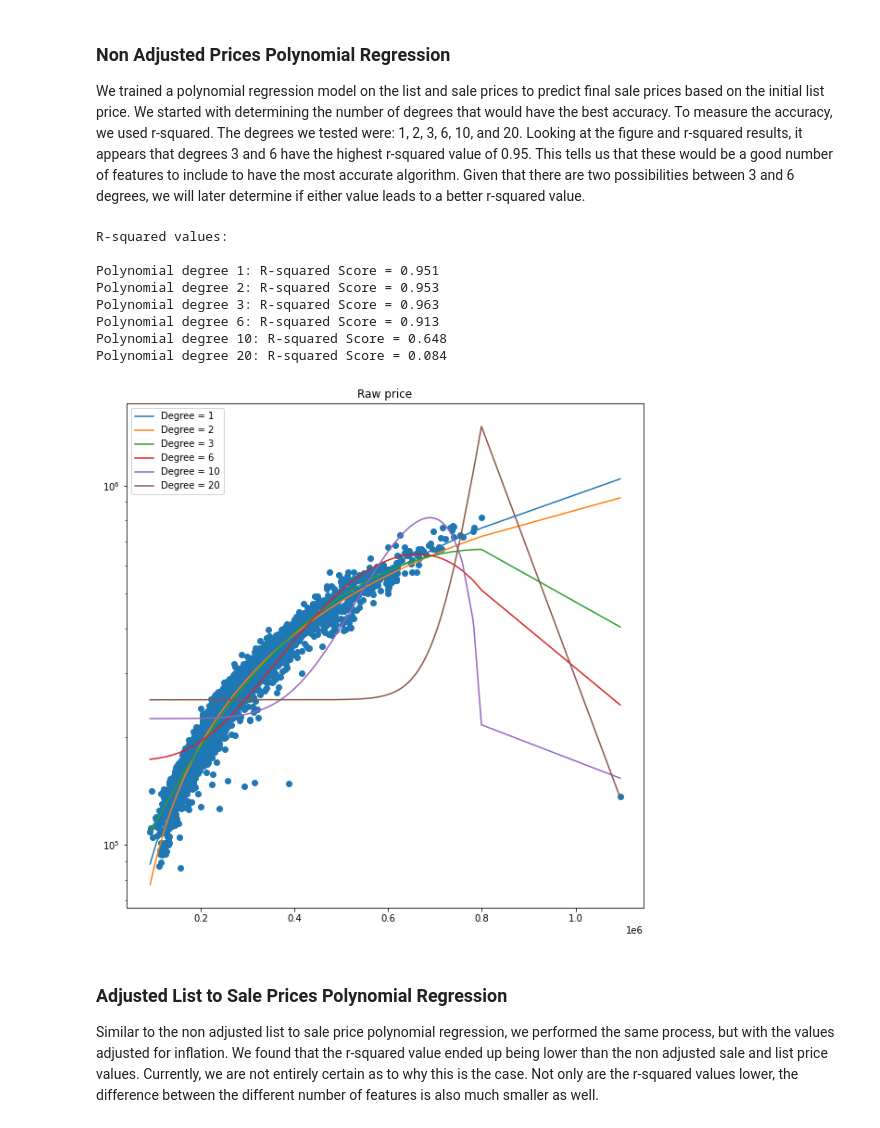
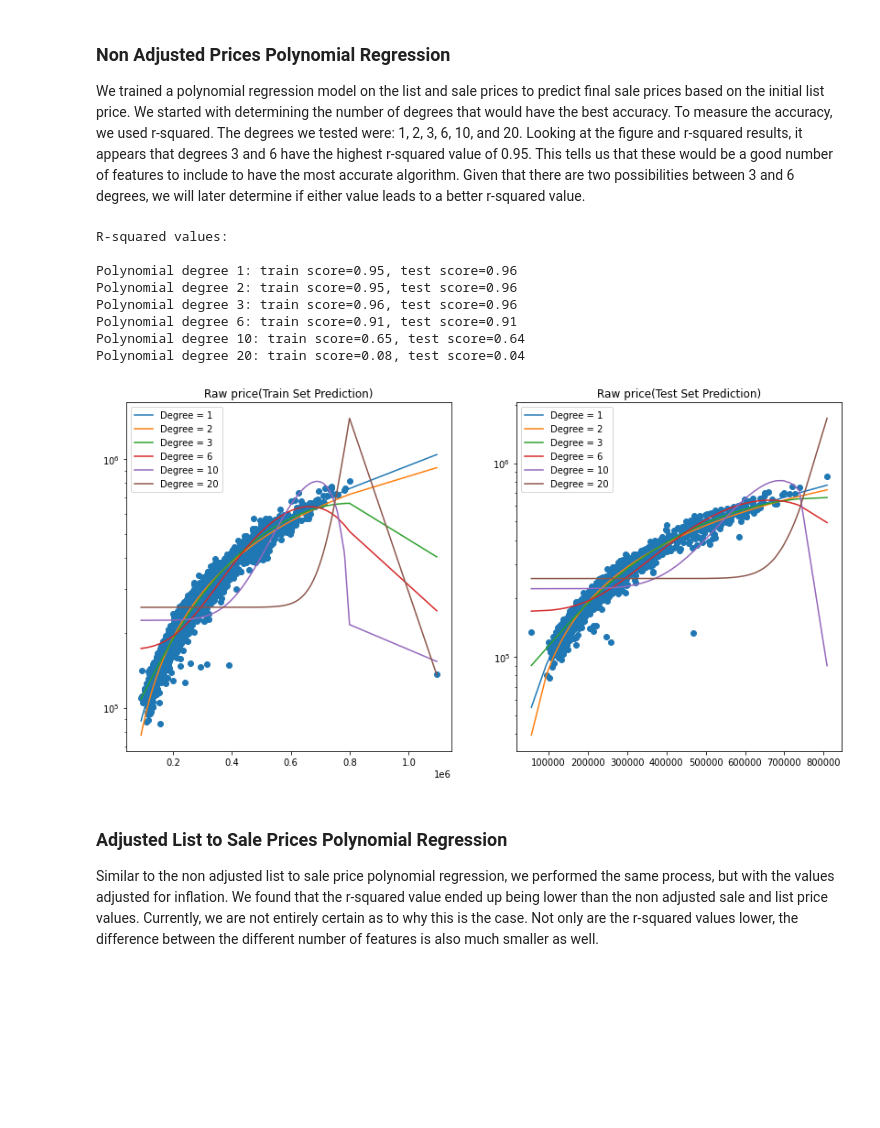
Before and after one commit to COGS118A/Group029-Sp22, a Jupyter notebook: COGS_118A_Project.ipynb, the cells around one changed output. Cells and saved outputs as stored; diff of their text form; code cells hidden in the pictures; blank space fills up the shorter version.

Commit message:
R^2 include both train and test

```diff
--- a/COGS_118A_Project.ipynb
+++ b/COGS_118A_Project.ipynb
@@ -293,47 +293,59 @@ sorted_index = np.argsort(X_train)
 X_train = X_train.to_numpy()[sorted_index]
 y_train = y_train.to_numpy()[sorted_index]
 
 sorted_index = np.argsort(X_test)
 X_test = X_test.to_numpy()[sorted_index]
 y_test = y_test.to_numpy()[sorted_index]
 
 degrees = [1, 2, 3, 6, 10, 20]
 
-y_pred = np.zeros((len(X_train), len(degrees)))
+y_test_pred = np.zeros((len(X_test), len(degrees)))
+y_train_pred = np.zeros((len(X_train), len(degrees)))
 
 for i, degree in enumerate(degrees):
 
     # make pipeline: create features, then feed them to linear_reg model
     model = make_pipeline(PolynomialFeatures(degree), LinearRegression())
     model.fit(np.array(X_train).reshape(-1,1), y_train)
 
     # predict on test and train data
     # store the predictions of each degree in the corresponding column
-    y_pred[:, i] = model.predict(np.array(X_train).reshape(-1,1))
+    y_train_pred[:, i] = model.predict(np.array(X_train).reshape(-1,1))
+    y_test_pred[:, i] = model.predict(np.array(X_test).reshape(-1,1))
 
-plt.figure(figsize=(10, 10))
+plt.figure(figsize=(14, 7))
 
+plt.subplot(121)
 plt.scatter(X_train, y_train)
 plt.yscale('log')
-plt.title("Raw price")
+plt.title("Raw price(Train Set Prediction)")
 for i, degree in enumerate(degrees):
-    plt.plot(X_train, y_pred[:, i], label=f'Degree = {str(degree)}')
+    plt.plot(X_train, y_train_pred[:, i], label=f'Degree = {str(degree)}')
+    plt.legend(loc='upper left')
+
+plt.subplot(122)
+plt.scatter(X_test, y_test)
+plt.yscale('log')
+plt.title("Raw price(Test Set Prediction)")
+for i, degree in enumerate(degrees):
+    plt.plot(X_test, y_test_pred[:, i], label=f'Degree = {str(degree)}')
     plt.legend(loc='upper left')
 
 print("R-squared values: \n")
 for i, degree in enumerate(degrees):
-    train_r2 = round(sk.metrics.r2_score(y_train, y_pred[:, i]), 3)
-    print("Polynomial degree {0}: R-squared Score = {1}".format(degree, train_r2))
+    train_r2 = round(sk.metrics.r2_score(y_train, y_train_pred[:, i]), 2)
+    test_r2 = round(sk.metrics.r2_score(y_test, y_test_pred[:, i]), 2)
+    print("Polynomial degree {0}: train score={1}, test score={2}".format(degree, train_r2, test_r2))
 # %% [output]
 R-squared values:
 
-Polynomial degree 1: R-squared Score = 0.951
-Polynomial degree 2: R-squared Score = 0.953
-Polynomial degree 3: R-squared Score = 0.963
-Polynomial degree 6: R-squared Score = 0.913
-Polynomial degree 10: R-squared Score = 0.648
-Polynomial degree 20: R-squared Score = 0.084
+Polynomial degree 1: train score=0.95, test score=0.96
+Polynomial degree 2: train score=0.95, test score=0.96
+Polynomial degree 3: train score=0.96, test score=0.96
+Polynomial degree 6: train score=0.91, test score=0.91
+Polynomial degree 10: train score=0.65, test score=0.64
+Polynomial degree 20: train score=0.08, test score=0.04
-[figure, old version]
+[figure, new version]
 # %% [markdown]
 ### Adjusted List to Sale Prices Polynomial Regression
 Similar to the non adjusted list to sale price polynomial regression, we performed the same process, but with the values adjusted for inflation. We found that the r-squared value ended up being lower than the non adjusted sale and list price values. Currently, we are not entirely certain as to why this is the case. Not only are the r-squared values lower, the difference between the different number of features is also much smaller as well.
```
Also changed, not shown: parts of 1 cell of this notebook.
